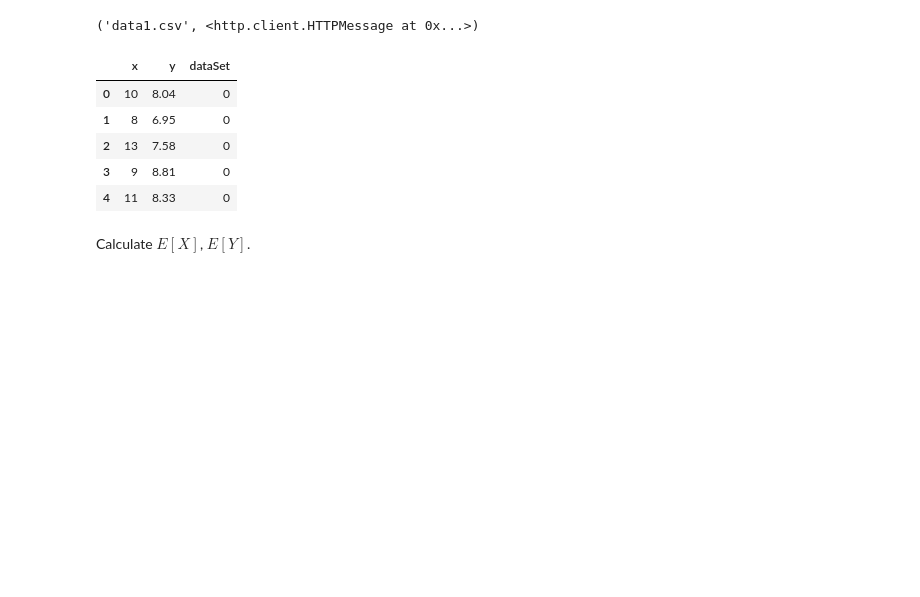
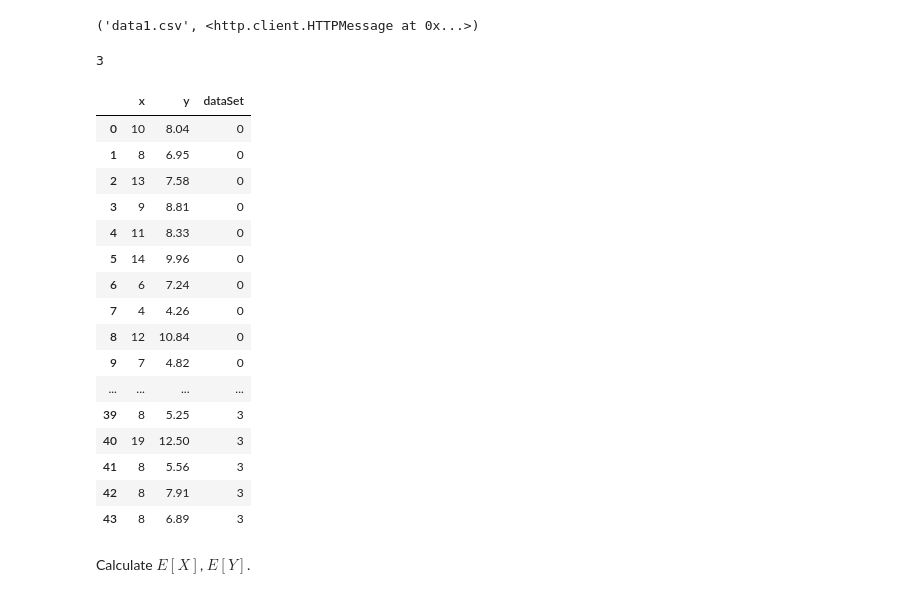
Before and after one commit to kmiec96/Modern-data-science, a Jupyter notebook: ML_2021_set4.ipynb, the cells around one changed output. Drawn from its saved outputs; the diff is of its cells as text; code cells hidden in the pictures; blank space fills up the shorter version.

```diff
--- a/ML_2021_set4.ipynb
+++ b/ML_2021_set4.ipynb
@@ -208,15 +208,30 @@ urllib.request.urlretrieve(url,'data1.csv')
 input_file = 'data1.csv'
 # %%
 data = pd.read_csv(input_file)
+# %%
+data["dataSet"].max()
+# %% [output]
+3
 # %%
-data.head()
+data.head(50)
 # %% [output]
 |  | x | y | dataSet |
 | 0 | 10 | 8.04 | 0 |
 | 1 | 8 | 6.95 | 0 |
 | 2 | 13 | 7.58 | 0 |
 | 3 | 9 | 8.81 | 0 |
 | 4 | 11 | 8.33 | 0 |
+| 5 | 14 | 9.96 | 0 |
+| 6 | 6 | 7.24 | 0 |
+| 7 | 4 | 4.26 | 0 |
+| 8 | 12 | 10.84 | 0 |
+| 9 | 7 | 4.82 | 0 |
+| ... | ... | ... | ... |
+| 39 | 8 | 5.25 | 3 |
+| 40 | 19 | 12.50 | 3 |
+| 41 | 8 | 5.56 | 3 |
+| 42 | 8 | 7.91 | 3 |
+| 43 | 8 | 6.89 | 3 |
 # %% [markdown]
 Calculate $E[X]$, $E[Y]$.
 # %%
```
Also changed, not shown: parts of 5 cells of this notebook.
